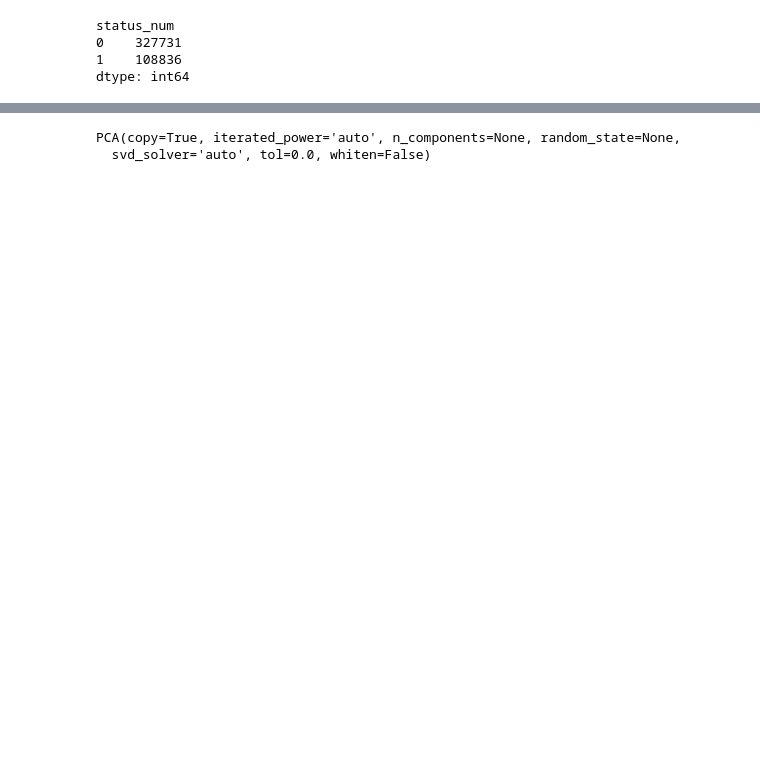
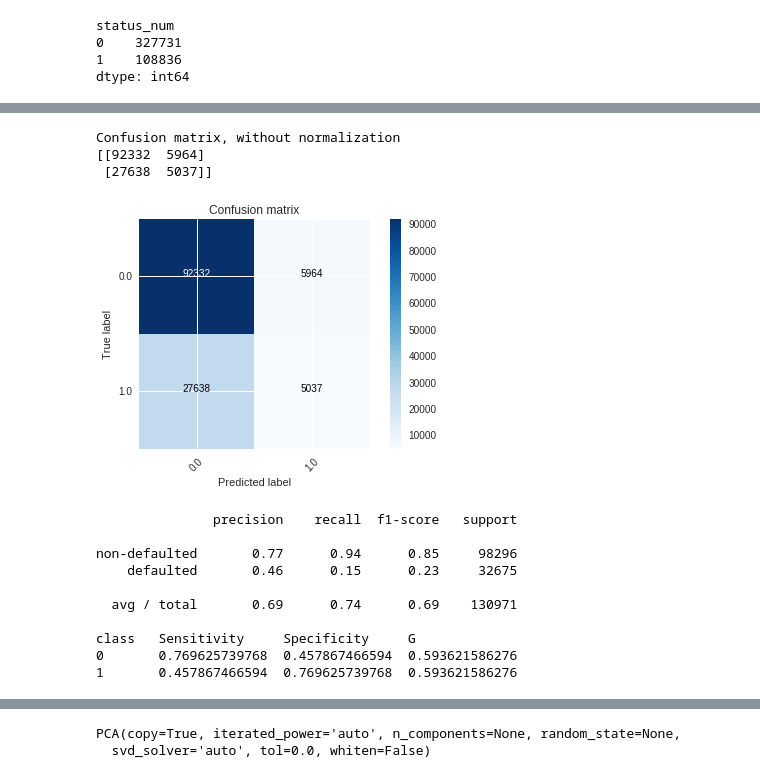
Before and after one commit to spartonia/notebooks, a Jupyter notebook: classification.ipynb, the cells around one changed output, grey strips where cells are left out. Drawn from its saved outputs; the diff is of its cells as text; code cells hidden in the pictures; blank space fills up the shorter version.

```diff
--- a/classification.ipynb
+++ b/classification.ipynb
@@ -90,3 +155,4 @@ status_num
 dtype: int64
 # %%
 df.drop('emp_length', axis=1, inplace=True)  # many nans
+df.dropna(inplace=True)
@@ -175 +254,55 @@ def classify(X_, y_):
+# %%
+def classification_report_extended(y_test, p):
+    cm = confusion_matrix(y_test, p)
+    print classification_report(y_test, p
+                            , target_names=['non-defaulted','defaulted'])
+
+    # sensitivity = tp/tp+fn
+    sensitivity_0 = np.divide(cm[0][0], (cm[0][0] + cm[1][0]).astype('float'))
+    sensitivity_1 = np.divide(cm[1][1], (cm[1][1] + cm[0][1]).astype('float'))
+
+    # specificity = tn/tn+fp
+    specificity_0 = np.divide(cm[1][1], cm[1][1] + cm[0][1].astype('float'))
+    specificity_1 = np.divide(cm[0][0], cm[0][0] + cm[1][0].astype('float'))
+
+    G_0 = np.sqrt(sensitivity_0 * specificity_0)
+    G_1 = np.sqrt(sensitivity_1 * specificity_1)
+    print 'class\tSensitivity\tSpecificity\tG'
+    print '0\t%s\t%s\t%s' %(sensitivity_0, specificity_0, G_0)
+    print '1\t%s\t%s\t%s' %(sensitivity_1, specificity_1, G_1)
+
+def classify(X_, y_, clf):
+    X_train, X_test, y_train, y_test = train_test_split(X_, y_, test_size=0.3)
+    # y_test[y_test==1].shape , y_train[y_train==1].shape
+    clf.fit(X_train, y_train)
+
+    p = clf.predict(X_test)
+    cm = confusion_matrix(y_test, p)
+#     print cf_matrix
+
+    plot_confusion_matrix(cm, classes=clf.classes_)
+
+
+    pp = clf.predict_proba(X_test)
+
+    return clf, p, pp, y_test
+# %%
+# X_train, X_test, y_train, y_test = train_test_split(X_ss, y, test_size=0.25)
+clf = RandomForestClassifier(n_jobs=-1, criterion='entropy')
+clf, p, pp, _ = classify(X_ss, y, clf)
+# %% [output]
+Confusion matrix, without normalization
+[[92332  5964]
+ [27638  5037]]
+[figure, added]
+               precision    recall  f1-score   support
+
+non-defaulted       0.77      0.94      0.85     98296
+    defaulted       0.46      0.15      0.23     32675
+
+  avg / total       0.69      0.74      0.69    130971
+
+class   Sensitivity     Specificity     G
+0       0.769625739768  0.457867466594  0.593621586276
+1       0.457867466594  0.769625739768  0.593621586276
 # %%
```
Also changed, not shown: parts of 48 cells of this notebook.
